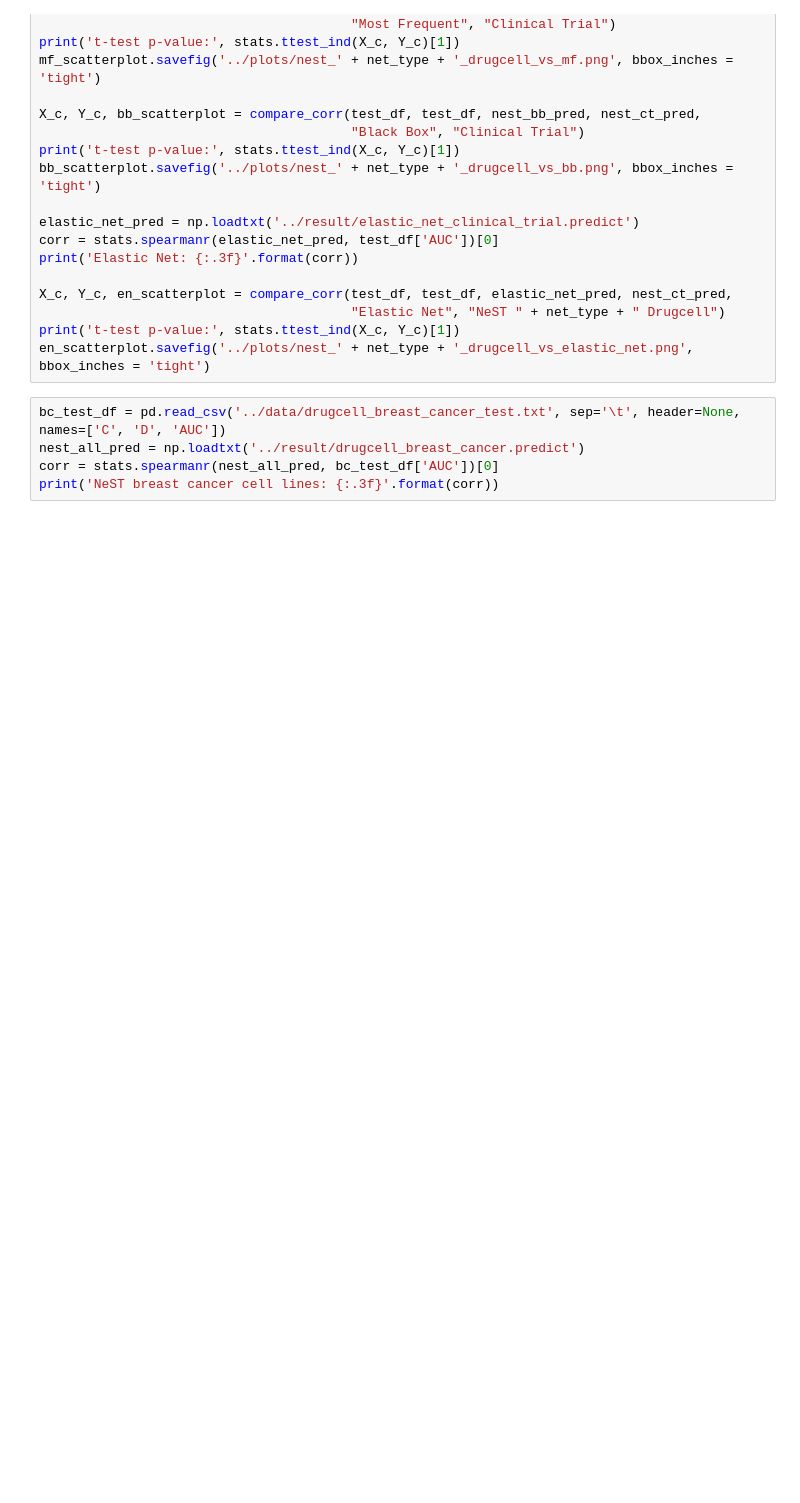
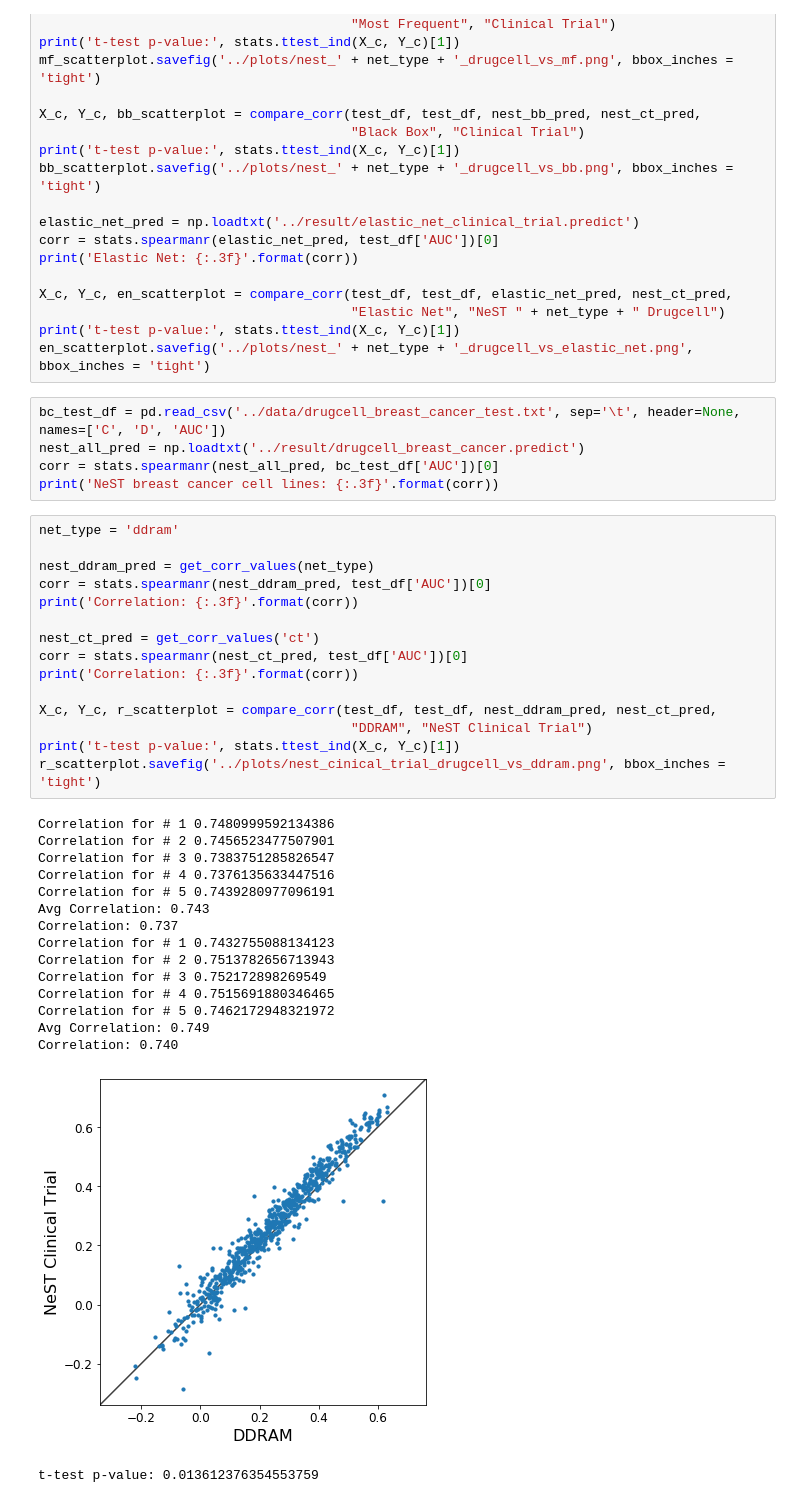
Before and after one commit to enmsilva/nest_drugcell, a Jupyter notebook: notebooks/model_comparison.ipynb, the cells around one changed output. Cells and saved outputs as stored; diff of their text form; blank space fills up the shorter version.

Commit message:
DDRAM plot

```diff
--- a/notebooks/model_comparison.ipynb
+++ b/notebooks/model_comparison.ipynb
@@ -276,3 +276,35 @@ bc_test_df = pd.read_csv('../data/drugcell_breast_cancer_test.txt', sep='\t', he
 nest_all_pred = np.loadtxt('../result/drugcell_breast_cancer.predict')
 corr = stats.spearmanr(nest_all_pred, bc_test_df['AUC'])[0]
 print('NeST breast cancer cell lines: {:.3f}'.format(corr))
+# %%
+net_type = 'ddram'
+
+nest_ddram_pred = get_corr_values(net_type)
+corr = stats.spearmanr(nest_ddram_pred, test_df['AUC'])[0]
+print('Correlation: {:.3f}'.format(corr))
+
+nest_ct_pred = get_corr_values('ct')
+corr = stats.spearmanr(nest_ct_pred, test_df['AUC'])[0]
+print('Correlation: {:.3f}'.format(corr))
+
+X_c, Y_c, r_scatterplot = compare_corr(test_df, test_df, nest_ddram_pred, nest_ct_pred,
+                                        "DDRAM", "NeST Clinical Trial")
+print('t-test p-value:', stats.ttest_ind(X_c, Y_c)[1])
+r_scatterplot.savefig('../plots/nest_cinical_trial_drugcell_vs_ddram.png', bbox_inches = 'tight')
+# %% [output]
+Correlation for # 1 0.7480999592134386
+Correlation for # 2 0.7456523477507901
+Correlation for # 3 0.7383751285826547
+Correlation for # 4 0.7376135633447516
+Correlation for # 5 0.7439280977096191
+Avg Correlation: 0.743
+Correlation: 0.737
+Correlation for # 1 0.7432755088134123
+Correlation for # 2 0.7513782656713943
+Correlation for # 3 0.752172898269549
+Correlation for # 4 0.7515691880346465
+Correlation for # 5 0.7462172948321972
+Avg Correlation: 0.749
+Correlation: 0.740
+[figure, added]
+t-test p-value: 0.013612376354553759
```
Also changed, not shown: 1 other file.
